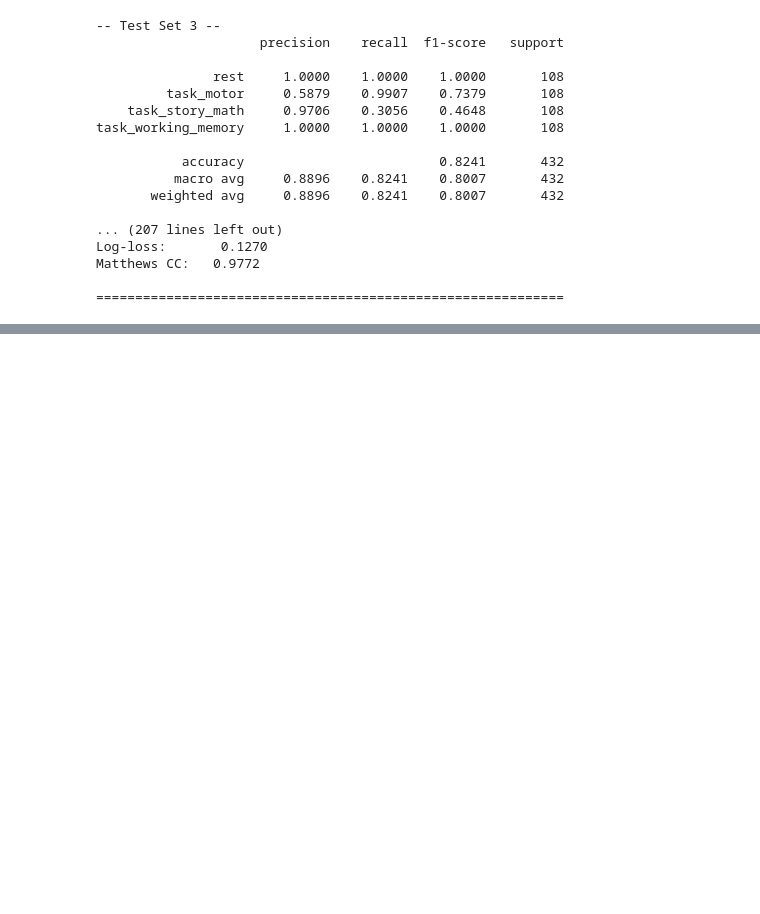
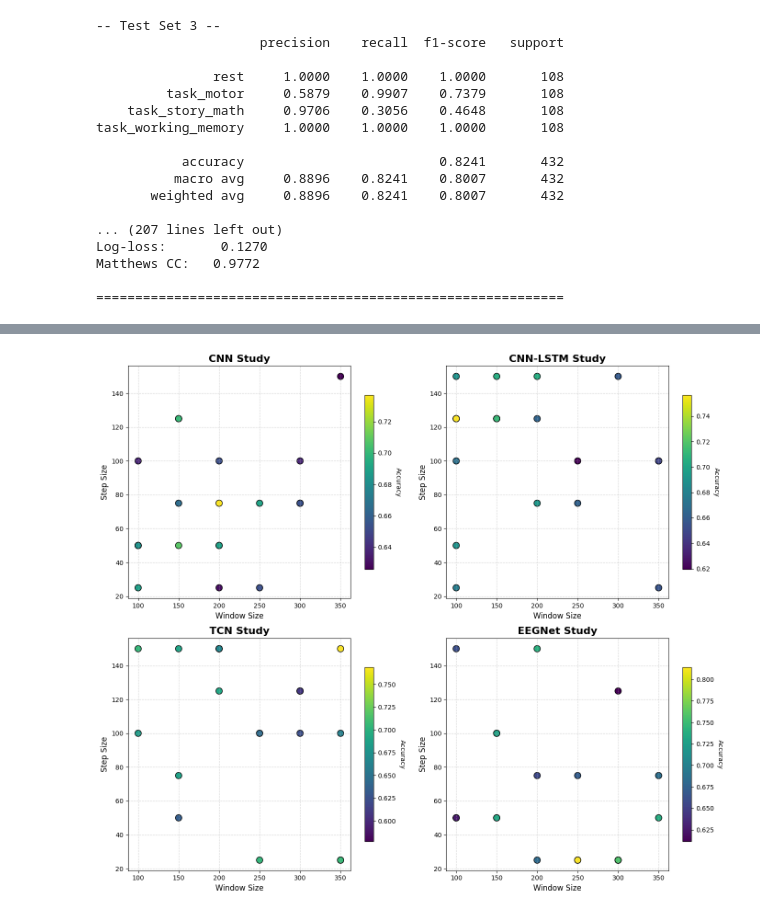
Before and after one commit to Lou1108/DeepLearning, a Jupyter notebook: Assignment2/final.ipynb, the cells around one changed output, grey strips where cells are left out. Drawn from its saved outputs; the diff is of its cells as text; code cells hidden in the pictures; blank space fills up the shorter version.

```diff
--- a/Assignment2/final.ipynb
+++ b/Assignment2/final.ipynb
@@ -1310,0 +1188,47 @@ NameError: name 'study_cnn' is not defined
+# %%
+import pandas as pd
+import matplotlib.pyplot as plt
+
+# List of CSV paths and titles
+csv_files = [
+    '/content/cnn_matrix.csv',
+    '/content/cnn_lstm_matrix.csv',
+    '/content/tcn_matrix.csv',
+    '/content/eegnet_matrix.csv'
+]
+titles = ['CNN Study', 'CNN-LSTM Study', 'TCN Study', 'EEGNet Study']
+
+# Create a 2x2 subplot grid
+fig, axes = plt.subplots(2, 2, figsize=(14, 12), sharex=False, sharey=False)
+
+for ax, csv_path, title in zip(axes.flat, csv_files, titles):
+    # Load the Optuna trial results CSV
+    df = pd.read_csv(csv_path)
+
+    # Extract parameters and accuracy
+    window_sizes = df['window_size'].values
+    step_sizes   = df['step_size'].values
+    accuracies   = df['accuracy'].values
+
+    # Scatter on this subplot
+    sc = ax.scatter(
+        window_sizes,
+        step_sizes,
+        c=accuracies,
+        cmap='viridis',
+        s=100,
+        edgecolors='k'
+    )
+    ax.set_title(title, fontsize=16, fontweight='bold')
+    ax.set_xlabel('Window Size', fontsize=12)
+    ax.set_ylabel('Step Size', fontsize=12)
+    ax.grid(True, linestyle='--', alpha=0.5)
+
+    # Add a colorbar for this subplot
+    cbar = fig.colorbar(sc, ax=ax, shrink=0.75)
+    cbar.set_label('Accuracy', rotation=270, labelpad=15)
+
+plt.tight_layout()
+plt.show()
+# %% [output]
+[figure, added]
```
Also changed, not shown: parts of 3 cells of this notebook.
